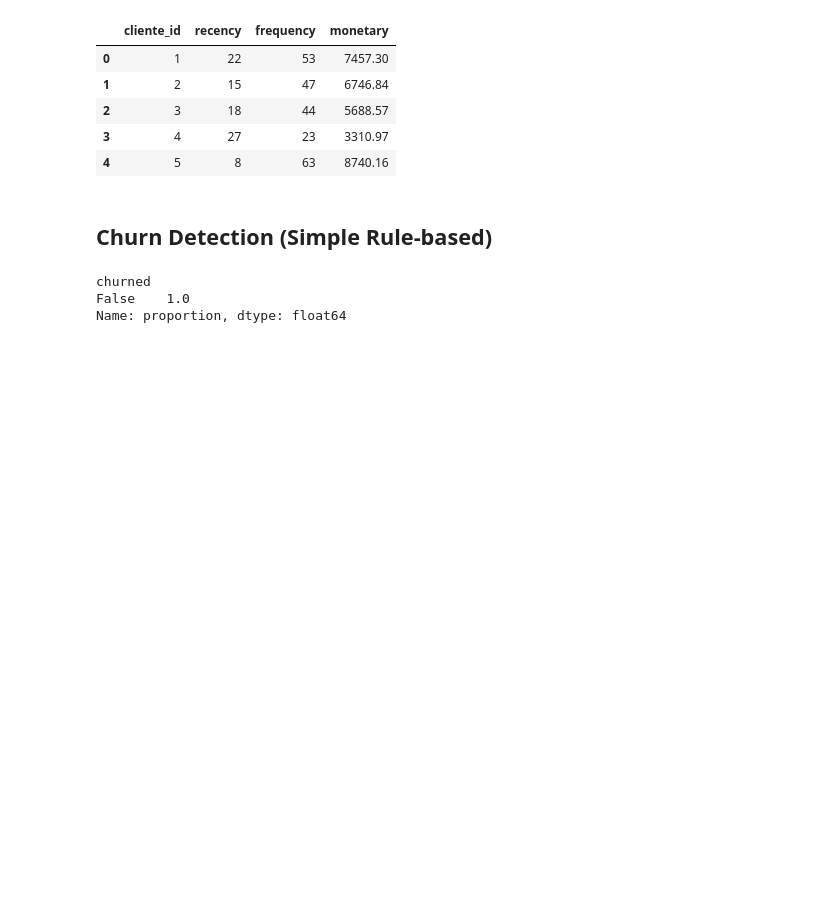
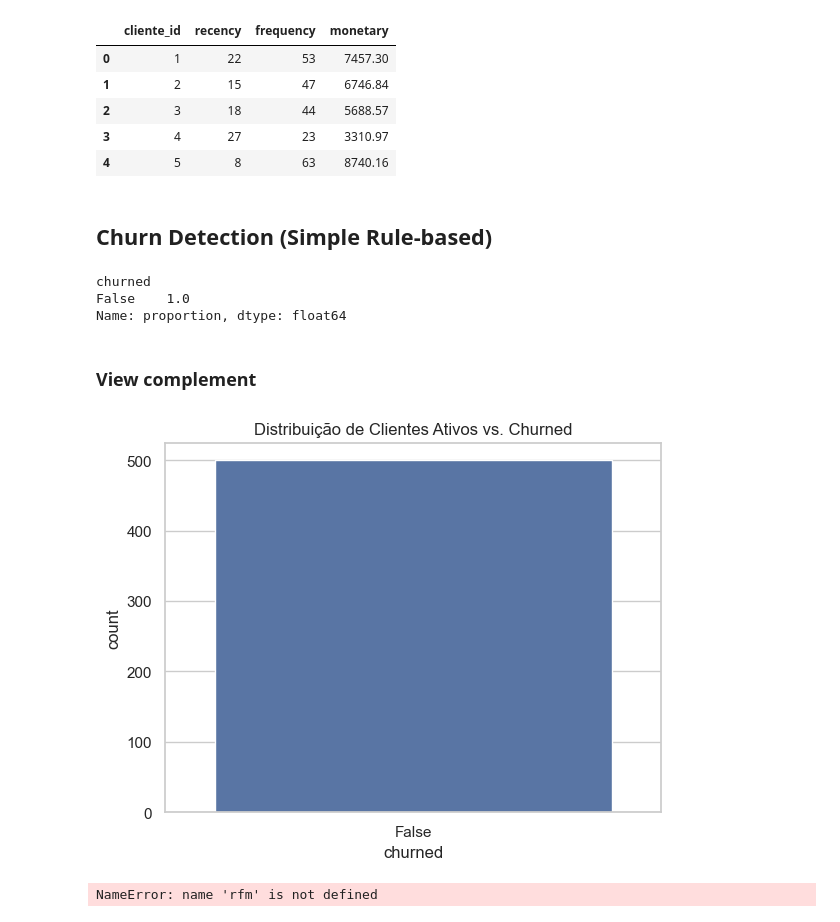
Before and after one commit to DanielBorgesDev/crm-lifecycle-analysis, a Jupyter notebook: notebooks/eda.ipynb, the cells around one changed output. Saved outputs shown, nothing was run; the diff lists cells and outputs as text; code cells hidden in the pictures; blank space fills up the shorter version.

Commit message:
Feat:Complete RFM analysis with visualizations and profile segmentation

```diff
--- a/notebooks/eda.ipynb
+++ b/notebooks/eda.ipynb
@@ -77,3 +78,17 @@ rfm['churned'].value_counts(normalize=True)
 churned
 False    1.0
 Name: proportion, dtype: float64
+# %% [markdown]
+### View complement
+# %%
+sns.countplot(x='churned', data=rfm)
+plt.title("Distribuição de Clientes Ativos vs. Churned")
+plt.show()
+# %% [output]
+[figure, added]
+# %%
+sns.boxplot(x='churned', y='monetary', data=rfm)
+plt.title("Distribuição do Valor Monetário por Status de Churn")
+plt.show()
+# %% [output]
+NameError: name 'rfm' is not defined
```
Also changed, not shown: parts of 1 cell of this notebook, 5 other files.
